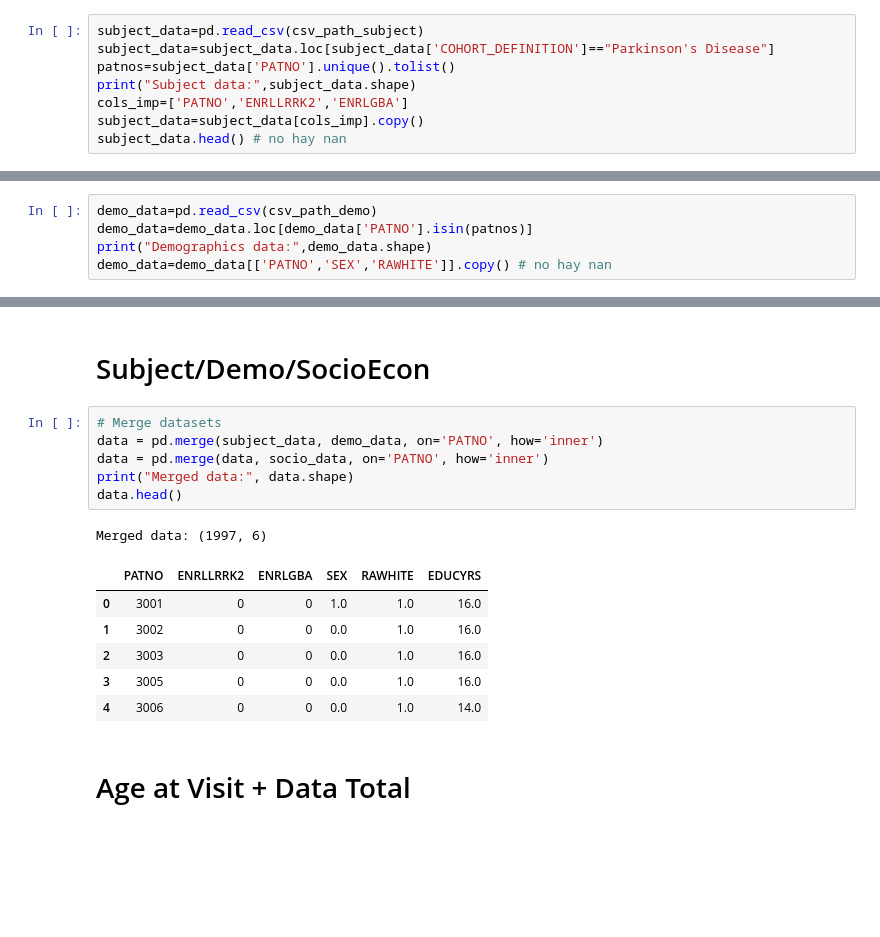
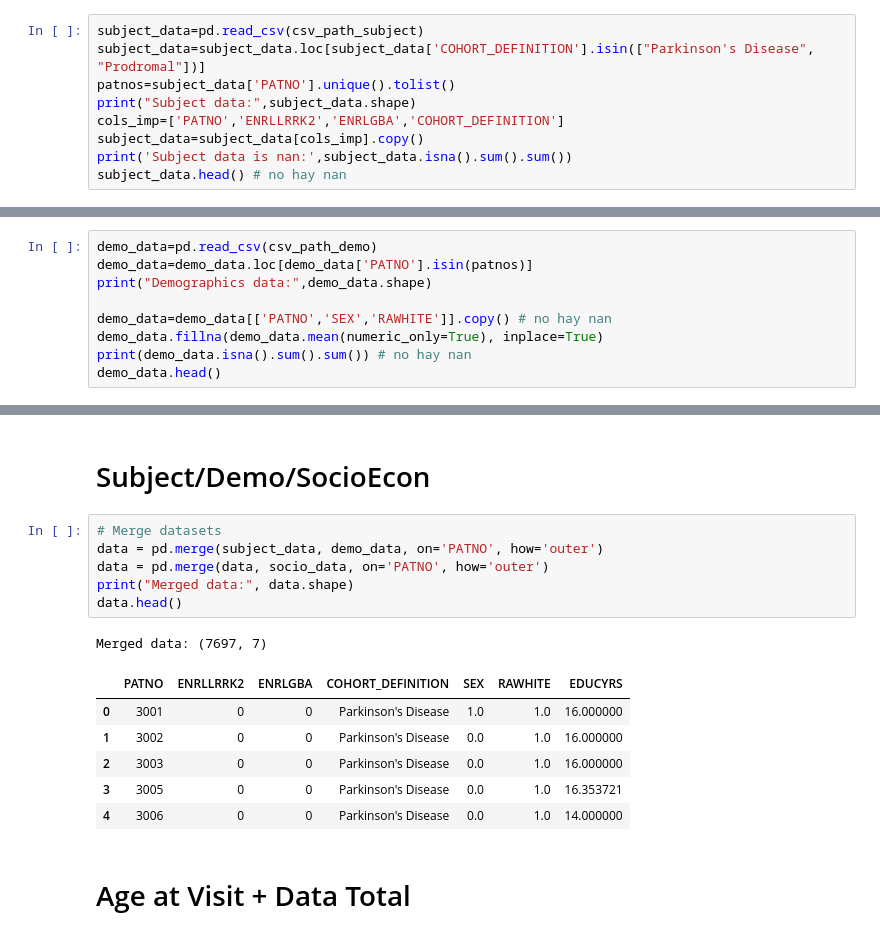
Before and after one commit to fserracrespi/PD_progression_ppmi, a Jupyter notebook: SCRIPTS/PYTHON/DATA_PROCESSING/Subject_characteristics.ipynb, the cells around one changed output, grey strips where cells are left out. Cells and saved outputs as stored; diff of their text form; blank space fills up the shorter version.

Commit message:
data processing

```diff
--- a/SCRIPTS/PYTHON/DATA_PROCESSING/Subject_characteristics.ipynb
+++ b/SCRIPTS/PYTHON/DATA_PROCESSING/Subject_characteristics.ipynb
@@ -17,10 +17,11 @@ csv_path_vital = project_root / "DATA_PPMI" / "Subject_Characteristics" / "Vital
 # Subject Data
 # %%
 subject_data=pd.read_csv(csv_path_subject)
-subject_data=subject_data.loc[subject_data['COHORT_DEFINITION']=="Parkinson's Disease"]
+subject_data=subject_data.loc[subject_data['COHORT_DEFINITION'].isin(["Parkinson's Disease", "Prodromal"])]
 patnos=subject_data['PATNO'].unique().tolist()
 print("Subject data:",subject_data.shape)
-cols_imp=['PATNO','ENRLLRRK2','ENRLGBA']
+cols_imp=['PATNO','ENRLLRRK2','ENRLGBA','COHORT_DEFINITION']
 subject_data=subject_data[cols_imp].copy()
+print('Subject data is nan:',subject_data.isna().sum().sum())
 subject_data.head() # no hay nan
 # %% [output]
@@ -37,5 +39,9 @@ Subject data: (2062, 30)
 demo_data=pd.read_csv(csv_path_demo)
 demo_data=demo_data.loc[demo_data['PATNO'].isin(patnos)]
 print("Demographics data:",demo_data.shape)
+
 demo_data=demo_data[['PATNO','SEX','RAWHITE']].copy() # no hay nan
+demo_data.fillna(demo_data.mean(numeric_only=True), inplace=True)
+print(demo_data.isna().sum().sum()) # no hay nan
+demo_data.head()
 # %% [output]
@@ -61,17 +76,17 @@ Socio-Economics data: (1997, 11)
 # Subject/Demo/SocioEcon
 # %%
 # Merge datasets
-data = pd.merge(subject_data, demo_data, on='PATNO', how='inner')
-data = pd.merge(data, socio_data, on='PATNO', how='inner')
+data = pd.merge(subject_data, demo_data, on='PATNO', how='outer')
+data = pd.merge(data, socio_data, on='PATNO', how='outer')
 print("Merged data:", data.shape)
 data.head()
 # %% [output]
-Merged data: (1997, 6)
+Merged data: (7697, 7)
-|  | PATNO | ENRLLRRK2 | ENRLGBA | SEX | RAWHITE | EDUCYRS |
-| 0 | 3001 | 0 | 0 | 1.0 | 1.0 | 16.0 |
-| 1 | 3002 | 0 | 0 | 0.0 | 1.0 | 16.0 |
-| 2 | 3003 | 0 | 0 | 0.0 | 1.0 | 16.0 |
-| 3 | 3005 | 0 | 0 | 0.0 | 1.0 | 16.0 |
-| 4 | 3006 | 0 | 0 | 0.0 | 1.0 | 14.0 |
+|  | PATNO | ENRLLRRK2 | ENRLGBA | COHORT_DEFINITION | SEX | RAWHITE | EDUCYRS |
+| 0 | 3001 | 0 | 0 | Parkinson's Disease | 1.0 | 1.0 | 16.000000 |
+| 1 | 3002 | 0 | 0 | Parkinson's Disease | 0.0 | 1.0 | 16.000000 |
+| 2 | 3003 | 0 | 0 | Parkinson's Disease | 0.0 | 1.0 | 16.000000 |
+| 3 | 3005 | 0 | 0 | Parkinson's Disease | 0.0 | 1.0 | 16.353721 |
+| 4 | 3006 | 0 | 0 | Parkinson's Disease | 0.0 | 1.0 | 14.000000 |
 # %% [markdown]
 # Age at Visit + Data Total
```
Also changed, not shown: parts of 7 cells of this notebook, 18 other files.
